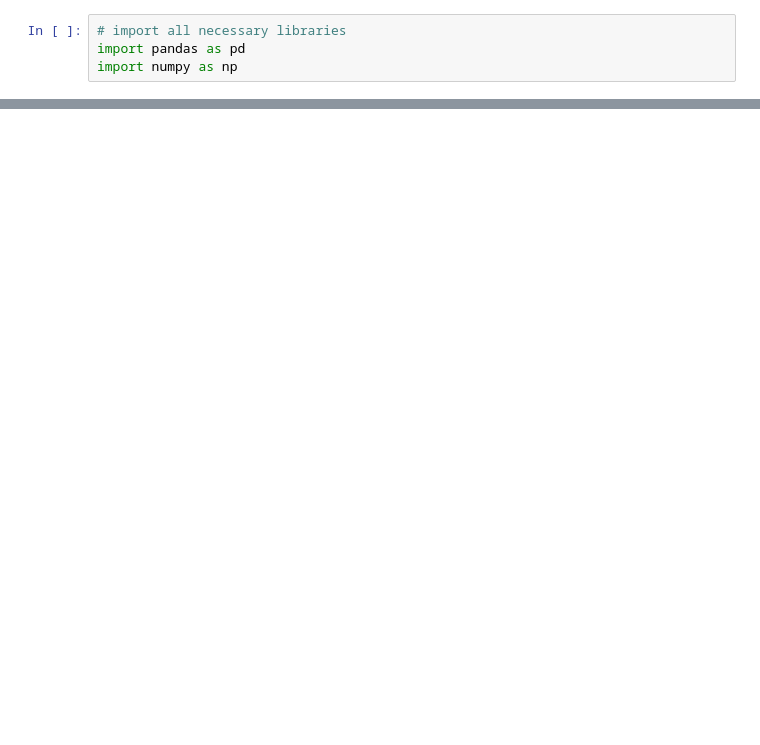
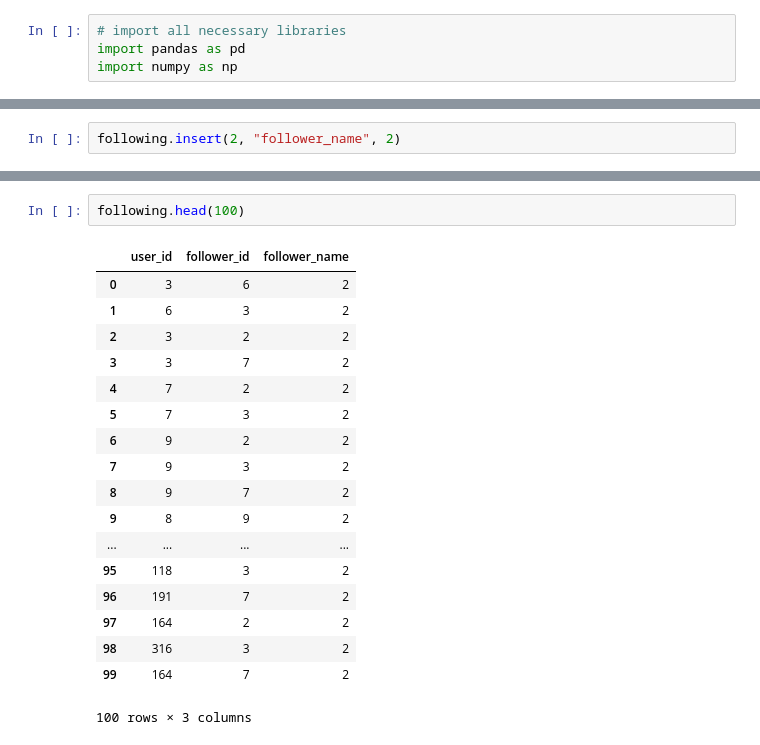
Before and after one commit to Asylcreek/Team_Swift_Recommender_System, a Jupyter notebook: Recommender_Model.ipynb, the cells around one changed output, grey strips where cells are left out. Cells and saved outputs as stored; diff of their text form; blank space fills up the shorter version.

```diff
--- a/Recommender_Model.ipynb
+++ b/Recommender_Model.ipynb
@@ -27,0 +111,2 @@ data.head()
+# %%
+following.insert(2, "follower_name", 2)
@@ -27,0 +129,21 @@ data.head()
+# %%
+following.head(100)
+# %% [output]
+|  | user_id | follower_id | follower_name |
+| 0 | 3 | 6 | 2 |
+| 1 | 6 | 3 | 2 |
+| 2 | 3 | 2 | 2 |
+| 3 | 3 | 7 | 2 |
+| 4 | 7 | 2 | 2 |
+| 5 | 7 | 3 | 2 |
+| 6 | 9 | 2 | 2 |
+| 7 | 9 | 3 | 2 |
+| 8 | 9 | 7 | 2 |
+| 9 | 8 | 9 | 2 |
+| ... | ... | ... | ... |
+| 95 | 118 | 3 | 2 |
+| 96 | 191 | 7 | 2 |
+| 97 | 164 | 2 | 2 |
+| 98 | 316 | 3 | 2 |
+| 99 | 164 | 7 | 2 |
+100 rows × 3 columns
```
Also changed, not shown: parts of 16 cells of this notebook.
